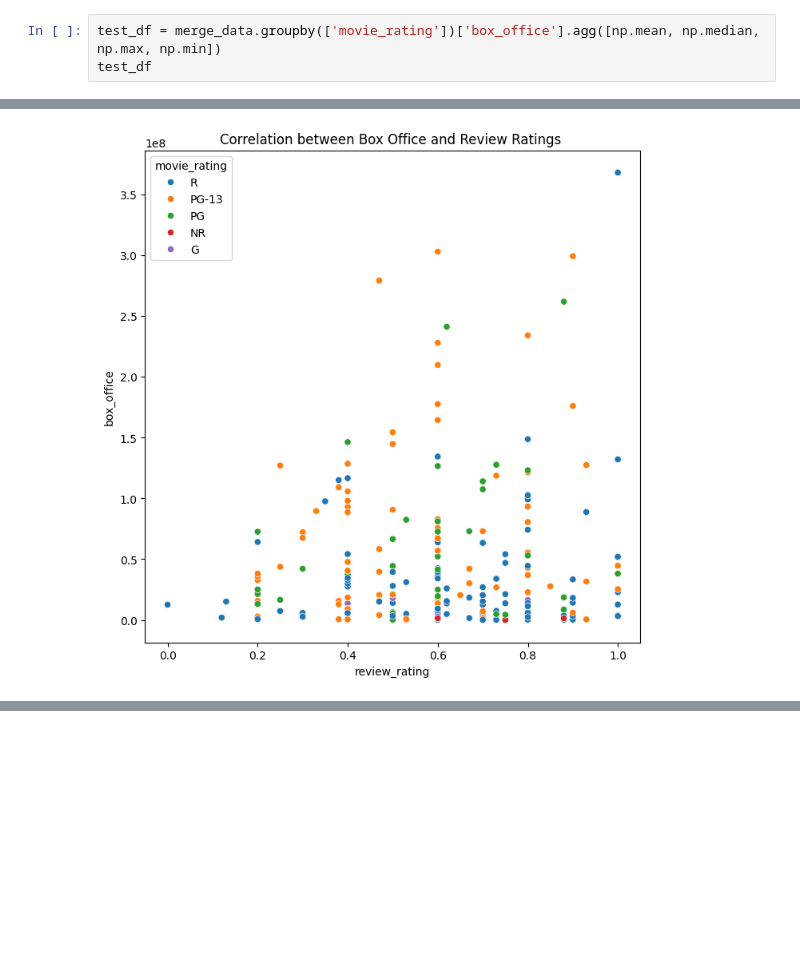
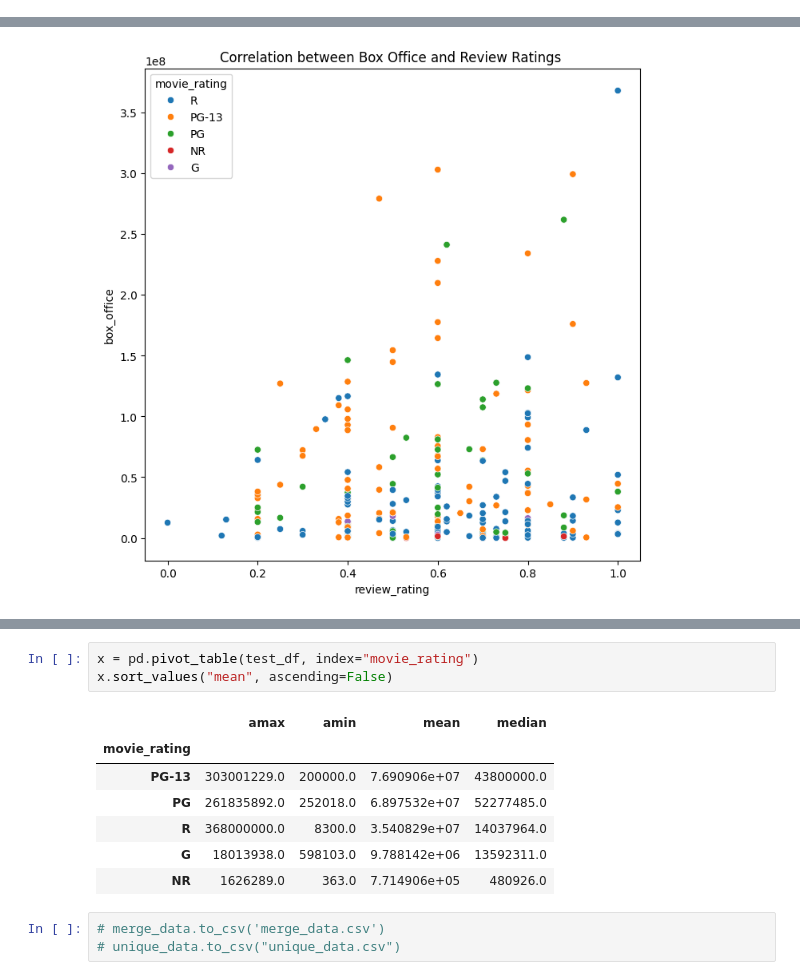
Before and after one commit to Duffman9028/movie_project, a Jupyter notebook: rt_reviews_tsv.ipynb, the cells around one changed output, grey strips where cells are left out. Cells and saved outputs as stored; diff of their text form; blank space fills up the shorter version.

```diff
--- a/rt_reviews_tsv.ipynb
+++ b/rt_reviews_tsv.ipynb
@@ -617,6 +606,3 @@ sns.histplot(data = merge_data, x=merge_data["box_office"], stat="density", bins
 [figure]
 # %%
 merge_data['box_office'] = pd.to_numeric(merge_data['box_office'])
-# %%
-test_df = merge_data.groupby(['movie_rating'])['box_office'].agg([np.mean, np.median, np.max, np.min])
-test_df
@@ -684,0 +674,14 @@ sns.scatterplot(data=unique_data, x='review_rating',
+# %%
+x = pd.pivot_table(test_df, index="movie_rating")
+x.sort_values("mean", ascending=False)
+# %% [output]
+|  | amax | amin | mean | median |
+| movie_rating |  |  |  |  |
+| PG-13 | 303001229.0 | 200000.0 | 7.690906e+07 | 43800000.0 |
+| PG | 261835892.0 | 252018.0 | 6.897532e+07 | 52277485.0 |
+| R | 368000000.0 | 8300.0 | 3.540829e+07 | 14037964.0 |
+| G | 18013938.0 | 598103.0 | 9.788142e+06 | 13592311.0 |
+| NR | 1626289.0 | 363.0 | 7.714906e+05 | 480926.0 |
+# %%
+# merge_data.to_csv('merge_data.csv')
+# unique_data.to_csv("unique_data.csv")
```
Also changed, not shown: parts of 8 cells of this notebook, 3 other files.
